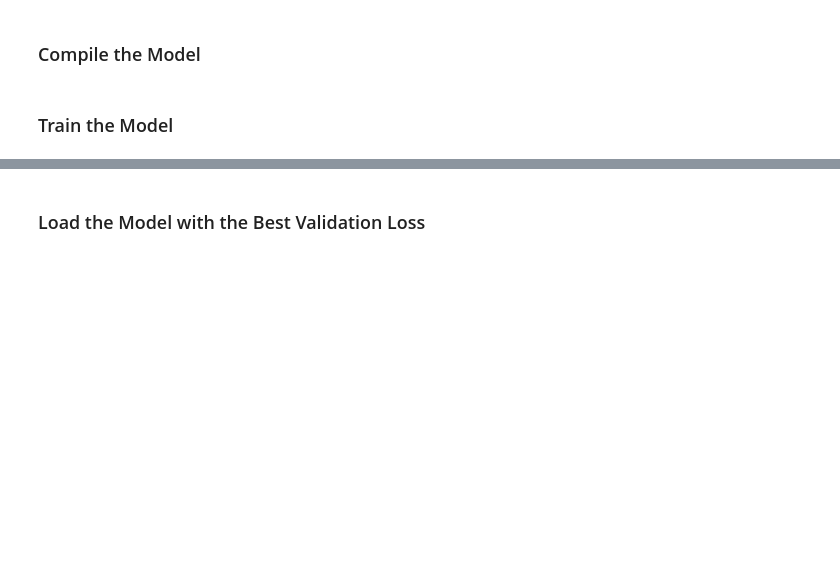
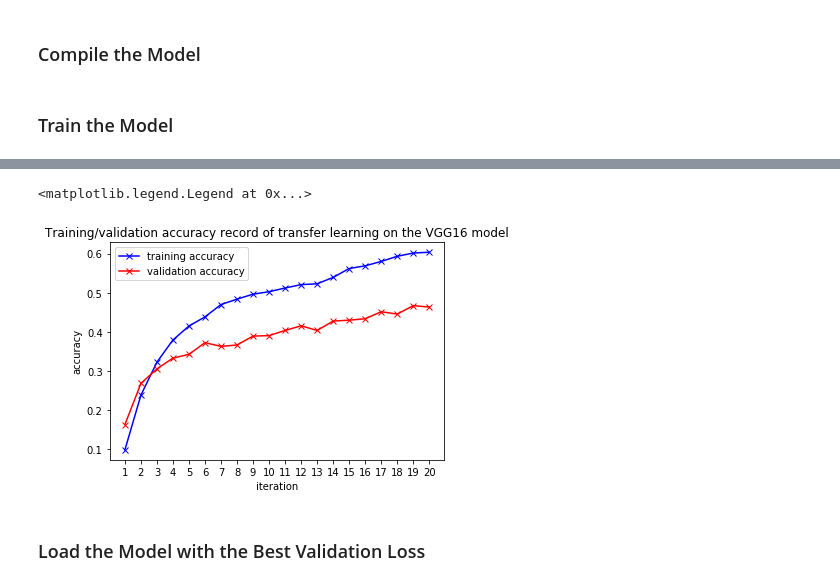
Before and after one commit to zhulingchen/dog-project, a Jupyter notebook: dog_app.ipynb, the cells around one changed output, grey strips where cells are left out. Saved outputs shown, nothing was run; the diff lists cells and outputs as text; code cells hidden in the pictures; blank space fills up the shorter version.

```diff
--- a/dog_app.ipynb
+++ b/dog_app.ipynb
@@ -395,13 +536,13 @@ VGG16_model.summary()
 # %% [markdown]
 ### Compile the Model
 # %%
-VGG16_model.compile(loss='categorical_crossentropy', optimizer='rmsprop', metrics=['accuracy'])
+VGG16_model.compile(loss='categorical_crossentropy', optimizer='rmsprop', metrics=['acc'])
 # %% [markdown]
 ### Train the Model
 # %%
 checkpointer = ModelCheckpoint(filepath='saved_models/weights.best.VGG16.hdf5',
                                verbose=1, save_best_only=True)
 
-VGG16_model.fit(train_VGG16, train_targets,
+hist = VGG16_model.fit(train_VGG16, train_targets,
           validation_data=(valid_VGG16, valid_targets),
-          epochs=20, batch_size=20, callbacks=[checkpointer], verbose=1)
+          epochs=20, batch_size=32, callbacks=[checkpointer], verbose=1)
@@ -408,3 +567,18 @@ VGG16_model.fit(train_VGG16, train_targets,
+# %%
+# plot training/validation accuracy record
+
+acc = hist.history['acc']
+val_acc = hist.history['val_acc']
+plt.plot(np.arange(1, epochs+1), acc, '-bx')
+plt.plot(np.arange(1, epochs+1), val_acc, '-rx')
+plt.xticks(np.arange(1, epochs+1))
+plt.xlabel('iteration')
+plt.ylabel('accuracy')
+plt.title('Training/validation accuracy record of transfer learning on the VGG16 model')
+plt.gca().legend(('training accuracy', 'validation accuracy'))
+# %% [output]
+<matplotlib.legend.Legend at 0x...>
+[figure, added]
 # %% [markdown]
 ### Load the Model with the Best Validation Loss
 # %%
```
Also changed, not shown: parts of 47 cells of this notebook, 3 other files.
